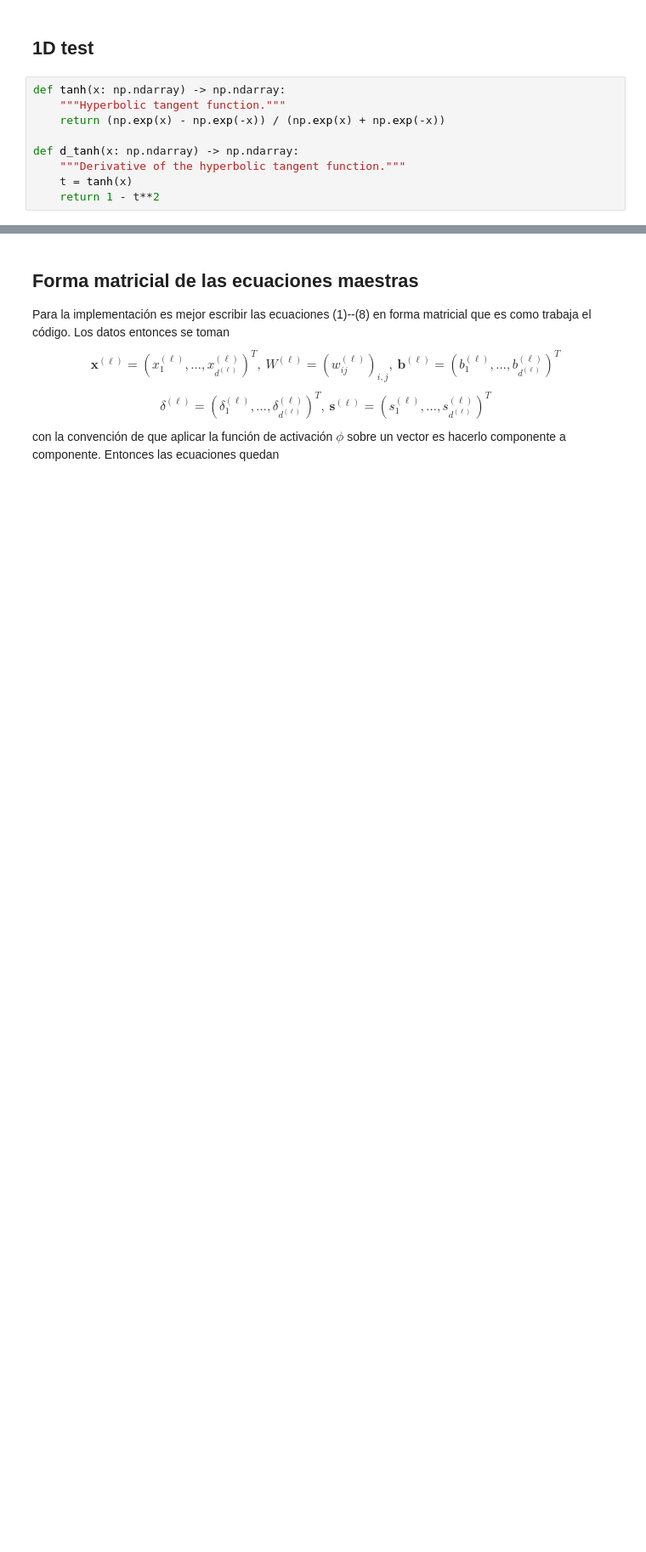
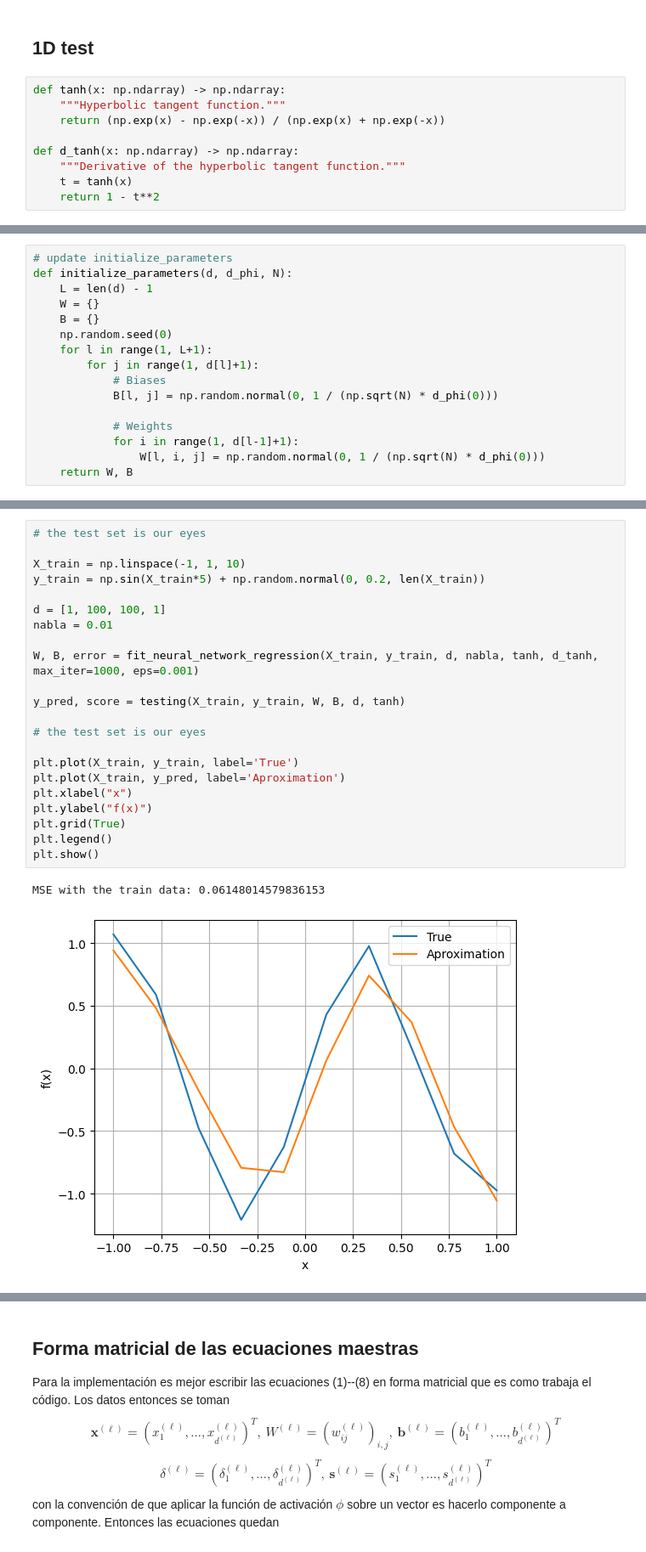
Before and after one commit to aaronbernal28/Neural_network_architectures, a Jupyter notebook: Notebooks/first_implementation.ipynb, the cells around one changed output, grey strips where cells are left out. Shown at 85% size. Drawn from its saved outputs; the diff is of its cells as text; blank space fills up the shorter version.

```diff
--- a/Notebooks/first_implementation.ipynb
+++ b/Notebooks/first_implementation.ipynb
@@ -347,0 +352,16 @@ MSE with the train data: 0.00409880207538034
+# %%
+# update initialize_parameters
+def initialize_parameters(d, d_phi, N):
+    L = len(d) - 1
+    W = {}
+    B = {}
+    np.random.seed(0)
+    for l in range(1, L+1):
+        for j in range(1, d[l]+1):
+            # Biases
+            B[l, j] = np.random.normal(0, 1 / (np.sqrt(N) * d_phi(0)))
+
+            # Weights
+            for i in range(1, d[l-1]+1):
+                W[l, i, j] = np.random.normal(0, 1 / (np.sqrt(N) * d_phi(0)))
+    return W, B
@@ -347,0 +444,25 @@ MSE with the train data: 0.00409880207538034
+# %%
+# the test set is our eyes
+
+X_train = np.linspace(-1, 1, 10)
+y_train = np.sin(X_train*5) + np.random.normal(0, 0.2, len(X_train))
+
+d = [1, 100, 100, 1]
+nabla = 0.01
+
+W, B, error = fit_neural_network_regression(X_train, y_train, d, nabla, tanh, d_tanh, max_iter=1000, eps=0.001)
+
+y_pred, score = testing(X_train, y_train, W, B, d, tanh)
+
+# the test set is our eyes
+
+plt.plot(X_train, y_train, label='True')
+plt.plot(X_train, y_pred, label='Aproximation')
+plt.xlabel("x")
+plt.ylabel("f(x)")
+plt.grid(True)
+plt.legend()
+plt.show()
+# %% [output]
+MSE with the train data: 0.06148014579836153
+[figure, added]
```
Also changed, not shown: parts of 6 cells of this notebook.
